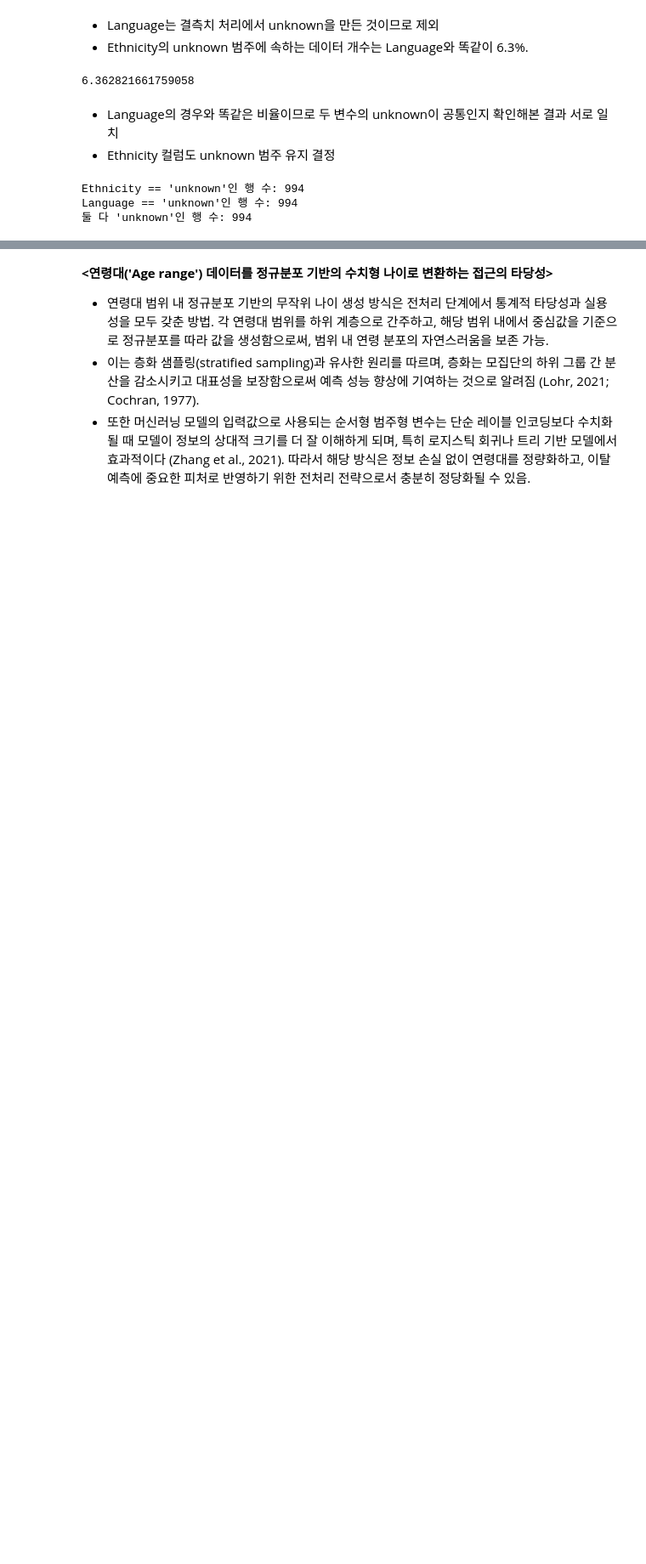
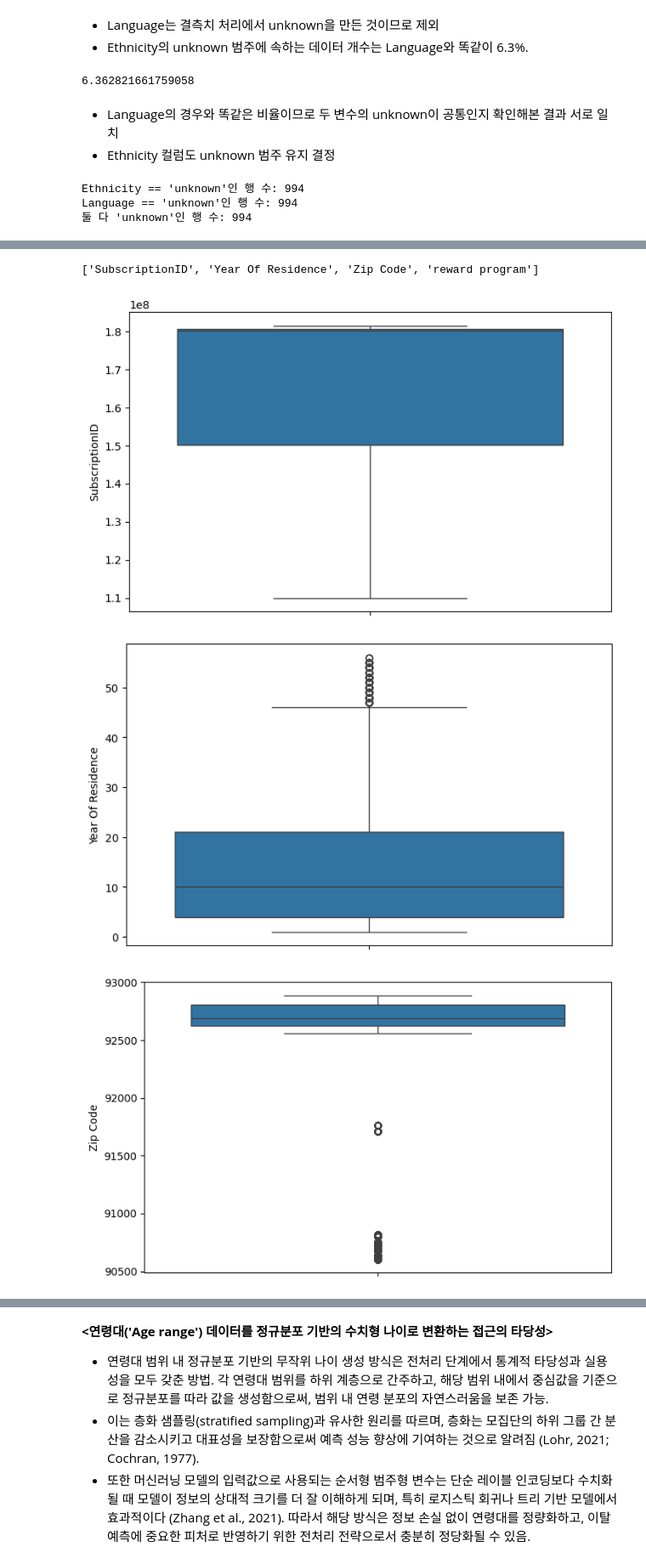
Before and after one commit to SKNETWORKS-FAMILY-AICAMP/SKN17-2nd-5Team, a Jupyter notebook: preprocessing.ipynb, the cells around one changed output, grey strips where cells are left out. Shown at 85% size. Cells and saved outputs as stored; diff of their text form; code cells hidden in the pictures; blank space fills up the shorter version.

```diff
--- a/preprocessing.ipynb
+++ b/preprocessing.ipynb
@@ -209,0 +214,14 @@ Language == 'unknown'인 행 수: 994
+# %%
+print(numerical)
+# %% [output]
+['SubscriptionID', 'Year Of Residence', 'Zip Code', 'reward program']
+# %%
+# boxplot을 사용하여 각 변수의 이상치 시각화
+for var in numerical:
+    plt.figure(figsize=(8, 5))
+    sns.boxplot(y=newspaper_df[var])
+    plt.show()
+# %% [output]
+[figure, added]
+[figure, added]
+[figure, added]
```
Also changed, not shown: parts of 7 cells of this notebook.
